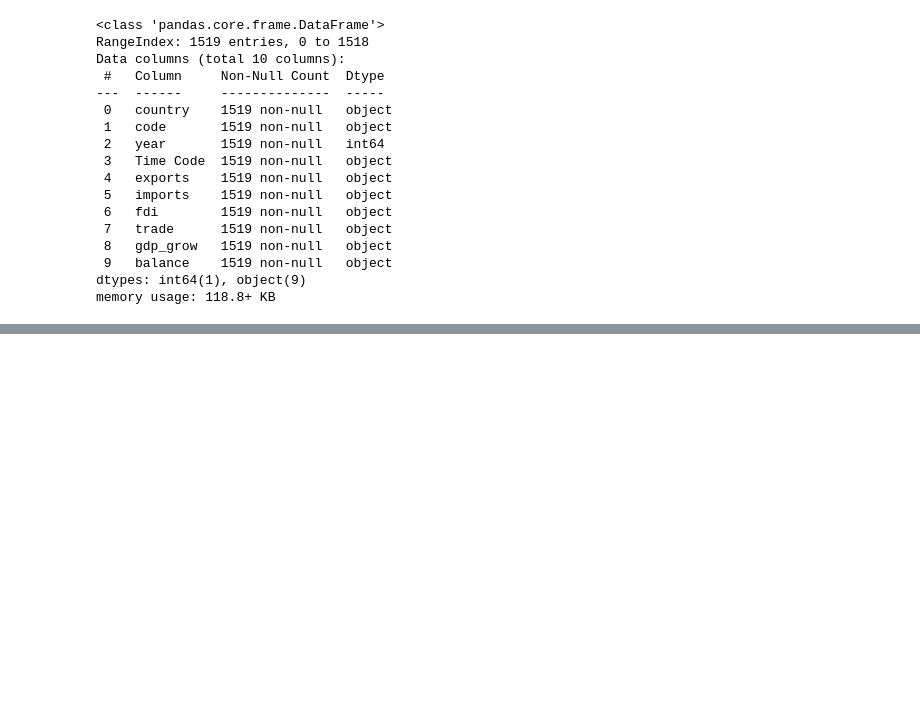
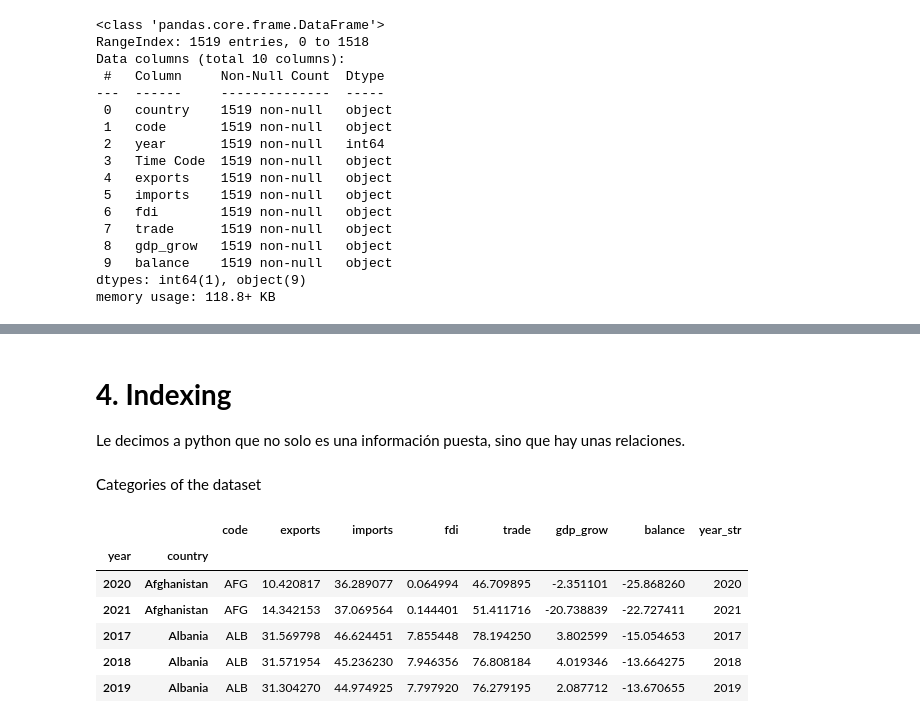
Before and after one commit to DJohanTwT/DataV24, a Jupyter notebook: C2_Clase_5_Dataframe.ipynb, the cells around one changed output, grey strips where cells are left out. Saved outputs shown, nothing was run; the diff lists cells and outputs as text; code cells hidden in the pictures; blank space fills up the shorter version.

```diff
--- a/C2_Clase_5_Dataframe.ipynb
+++ b/C2_Clase_5_Dataframe.ipynb
@@ -110,0 +114,4 @@ memory usage: 118.8+ KB
+# %%
+# Create a new colum with yeas as str
+d2['year_str'] = d2['year'].astype(str)
+d2.info()
@@ -110,0 +139,3 @@ memory usage: 118.8+ KB
+# %%
+d2 = d2.drop(columns=['Time Code']) # se corre una vez, no dos o más veces porque da error.
+d2.info()
@@ -110,0 +162,4 @@ memory usage: 118.8+ KB
+# %%
+# Replace by NaN
+d2 = d2.replace('..', np.nan)
+d2.head()
@@ -110,0 +193,4 @@ memory usage: 118.8+ KB
+# %%
+# Drop NaN
+d2 = d2.dropna() #cogera toda la linea de NaN y la borra, por lo que se reduce la base
+d2.info()
@@ -110,0 +215,17 @@ memory usage: 118.8+ KB
+# %% [markdown]
+# **4. Indexing**
+Le decimos a python que no solo es una información puesta, sino que hay unas relaciones.
+# %% [markdown]
+Categories of the dataset
+# %%
+# Indexing
+d2 = d2.set_index(['year', 'country'])
+d2.head()
+# %% [output]
+|  |  | code | exports | imports | fdi | trade | gdp_grow | balance | year_str |
+| year | country |  |  |  |  |  |  |  |  |
+| 2020 | Afghanistan | AFG | 10.420817 | 36.289077 | 0.064994 | 46.709895 | -2.351101 | -25.868260 | 2020 |
+| 2021 | Afghanistan | AFG | 14.342153 | 37.069564 | 0.144401 | 51.411716 | -20.738839 | -22.727411 | 2021 |
+| 2017 | Albania | ALB | 31.569798 | 46.624451 | 7.855448 | 78.194250 | 3.802599 | -15.054653 | 2017 |
+| 2018 | Albania | ALB | 31.571954 | 45.236230 | 7.946356 | 76.808184 | 4.019346 | -13.664275 | 2018 |
+| 2019 | Albania | ALB | 31.304270 | 44.974925 | 7.797920 | 76.279195 | 2.087712 | -13.670655 | 2019 |
```
Also changed, not shown: parts of 14 cells of this notebook.
